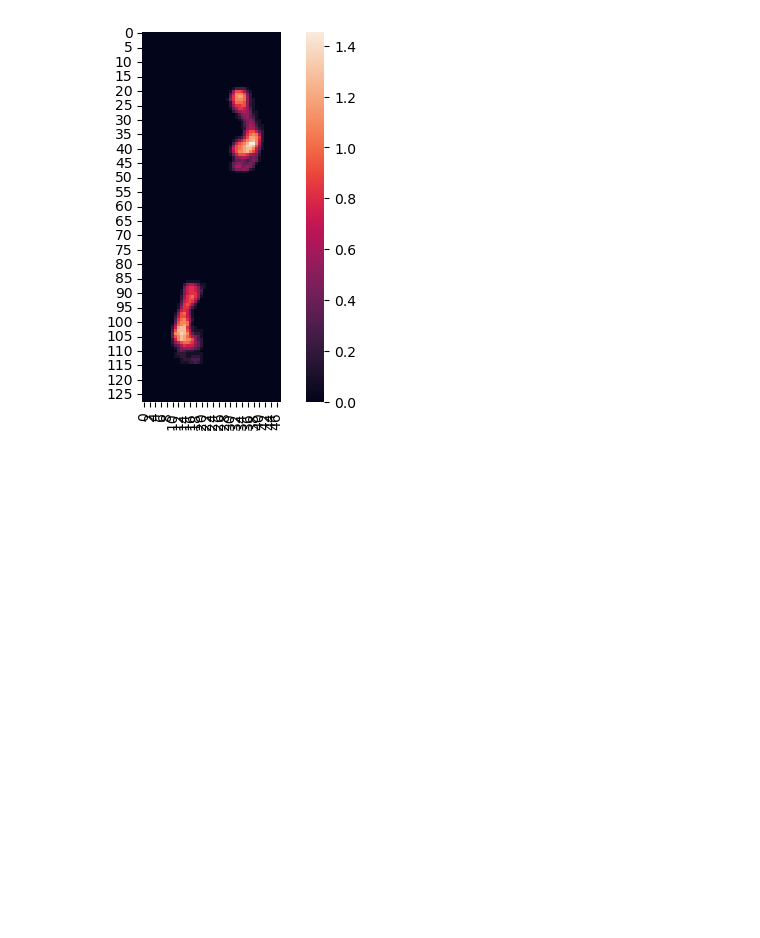
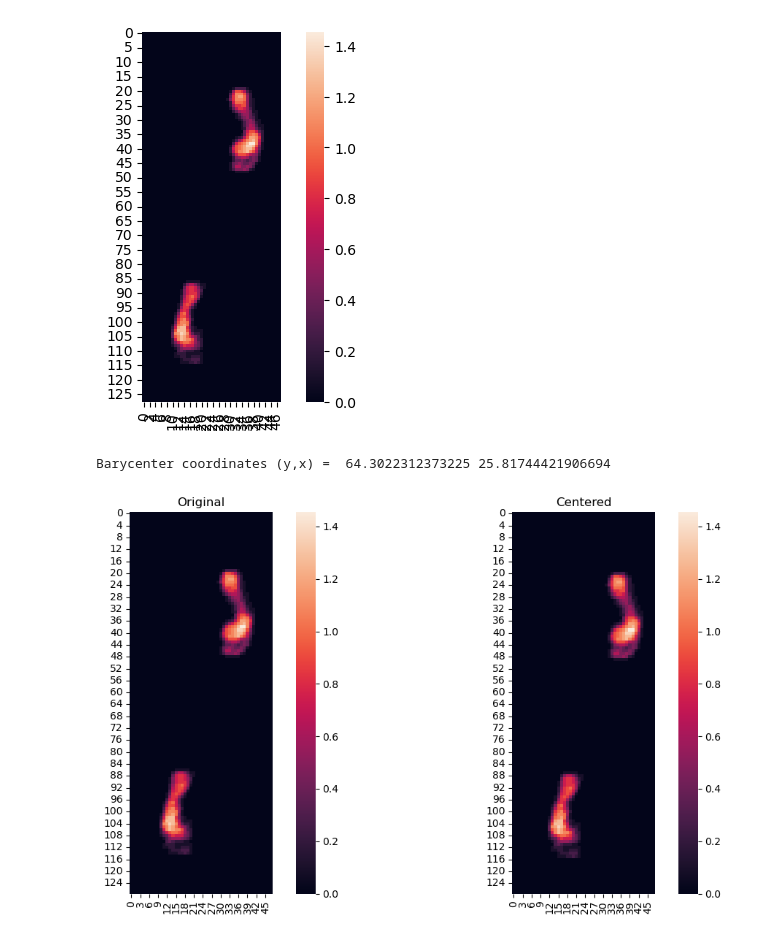
Before and after one commit to lorebarbiero/RNN-Gait-recognition, a Jupyter notebook: data_preprocessing.ipynb, the cells around one changed output. Drawn from its saved outputs; the diff is of its cells as text; code cells hidden in the pictures; blank space fills up the shorter version.

```diff
--- a/data_preprocessing.ipynb
+++ b/data_preprocessing.ipynb
@@ -184,3 +186,40 @@ sns.heatmap(array_plate_norm, square= True)
 # %% [output]
 <Axes: >
 [figure]
+# %%
+def bar (data):
+    # Compute the weighted average (barycenter) along each dimension
+    x_barycenter = np.average(np.arange(data.shape[0]), weights=np.sum(data, axis=1))
+    y_barycenter = np.average(np.arange(data.shape[1]), weights=np.sum(data, axis=0))
+    print("Barycenter coordinates (y,x) = ",x_barycenter,y_barycenter)
+
+    # Compute the distances between each point and the barycenter
+    x_distances = np.arange(data.shape[0]) - x_barycenter
+    y_distances = np.arange(data.shape[1]) - y_barycenter
+
+    # Shift the foot pressure matrix to be centered on the barycenter
+    shifted_matrix = np.roll(foot_pressure_matrix, int(round(-x_distances.mean())), axis=0)
+    shifted_matrix = np.roll(shifted_matrix, int(round(-y_distances.mean())), axis=1)
+
+    return shifted_matrix
+# %%
+shifted_matrix=bar(array_plate_norm)
+
+fig, axes = plt.subplots(1, 2, figsize=(12, 6))
+
+# Plot the first heatmap
+sns.heatmap(array_plate_norm, square= True, ax=axes[0])
+axes[0].set_title('Original')
+
+# Plot the second heatmap
+sns.heatmap(shifted_matrix, square= True,ax=axes[1])
+axes[1].set_title('Centered')
+
+# Adjust layout
+plt.tight_layout()
+
+# Show the plot
+plt.show()
+# %% [output]
+Barycenter coordinates (y,x) =  64.3022312373225 25.81744421906694
+[figure, added]
```
Also changed, not shown: parts of 4 cells of this notebook, 3 other files.
